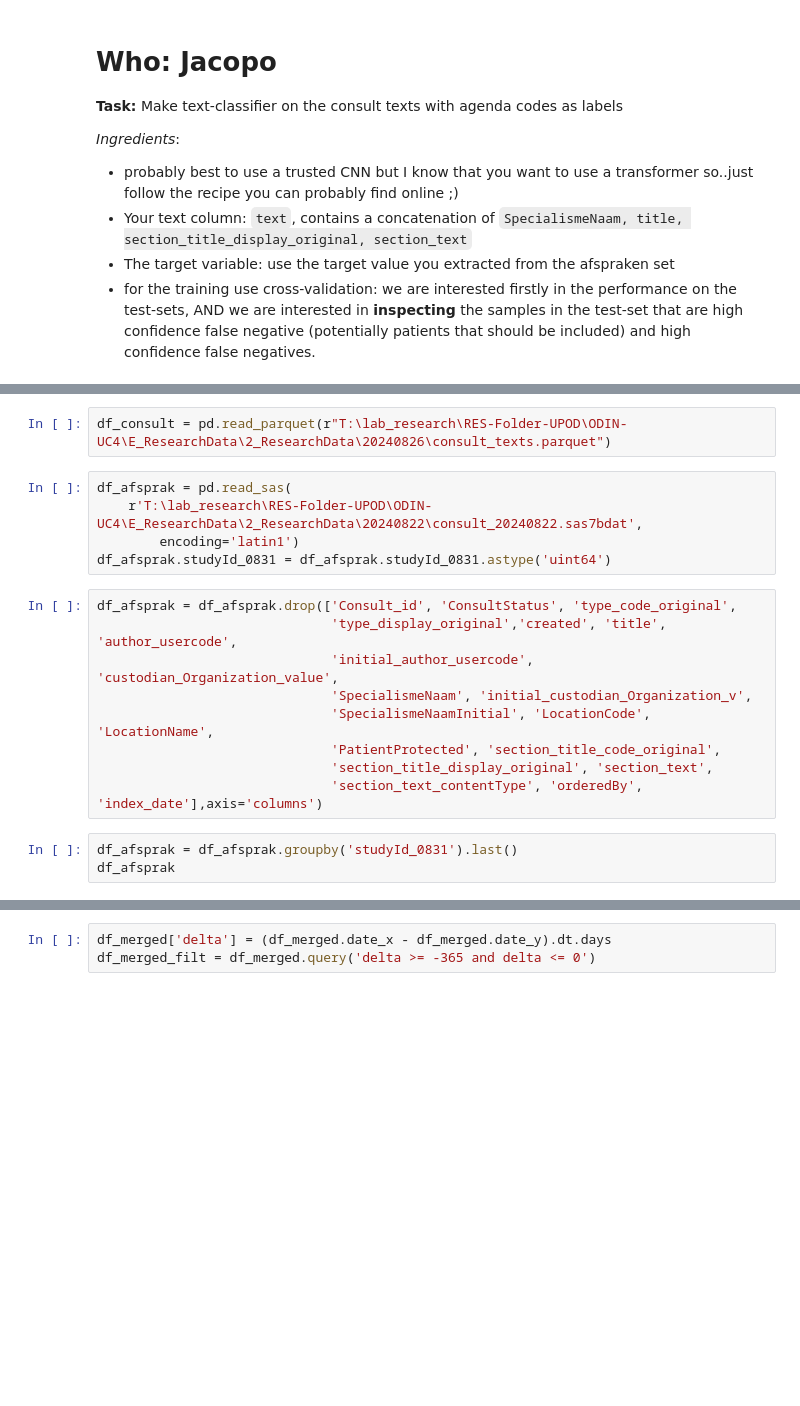
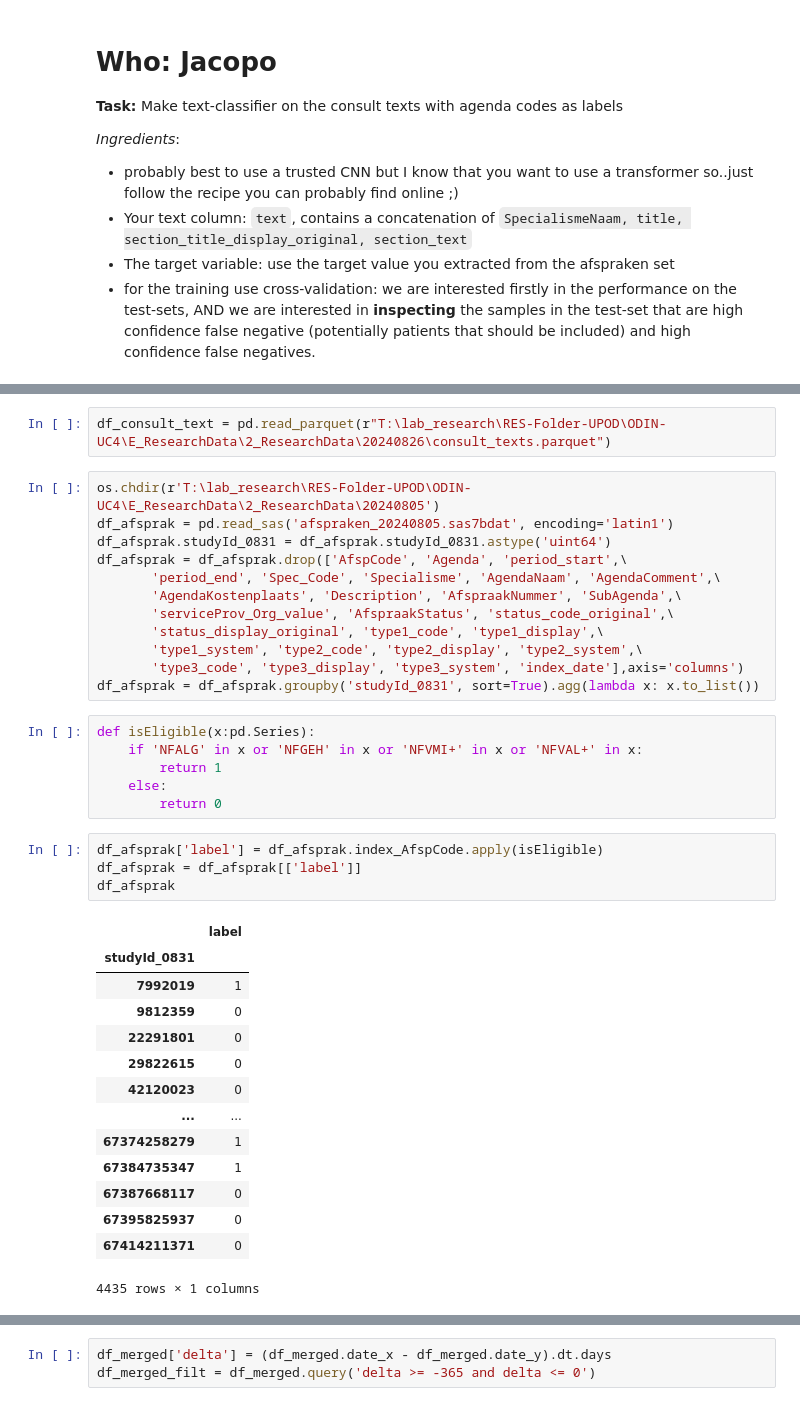
Before and after one commit to UPOD-datascience/ODIN, a Jupyter notebook: sandboxes/07_consults/consults_riskGroup_classifier.ipynb, the cells around one changed output, grey strips where cells are left out. Saved outputs shown, nothing was run; the diff lists cells and outputs as text; blank space fills up the shorter version.

```diff
--- a/sandboxes/07_consults/consults_riskGroup_classifier.ipynb
+++ b/sandboxes/07_consults/consults_riskGroup_classifier.ipynb
@@ -17,19 +20,39 @@ import matplotlib.pyplot as plt
 # %%
-df_consult = pd.read_parquet(r"T:\lab_research\RES-Folder-UPOD\ODIN-UC4\E_ResearchData\2_ResearchData\20240826\consult_texts.parquet")
+df_consult_text = pd.read_parquet(r"T:\lab_research\RES-Folder-UPOD\ODIN-UC4\E_ResearchData\2_ResearchData\20240826\consult_texts.parquet")
 # %%
-df_afsprak = pd.read_sas(
-    r'T:\lab_research\RES-Folder-UPOD\ODIN-UC4\E_ResearchData\2_ResearchData\20240822\consult_20240822.sas7bdat',
-        encoding='latin1')
+os.chdir(r'T:\lab_research\RES-Folder-UPOD\ODIN-UC4\E_ResearchData\2_ResearchData\20240805')
+df_afsprak = pd.read_sas('afspraken_20240805.sas7bdat', encoding='latin1')
 df_afsprak.studyId_0831 = df_afsprak.studyId_0831.astype('uint64')
+df_afsprak = df_afsprak.drop(['AfspCode', 'Agenda', 'period_start',\
+       'period_end', 'Spec_Code', 'Specialisme', 'AgendaNaam', 'AgendaComment',\
+       'AgendaKostenplaats', 'Description', 'AfspraakNummer', 'SubAgenda',\
+       'serviceProv_Org_value', 'AfspraakStatus', 'status_code_original',\
+       'status_display_original', 'type1_code', 'type1_display',\
+       'type1_system', 'type2_code', 'type2_display', 'type2_system',\
+       'type3_code', 'type3_display', 'type3_system', 'index_date'],axis='columns')
+df_afsprak = df_afsprak.groupby('studyId_0831', sort=True).agg(lambda x: x.to_list())
-# %%
-df_afsprak = df_afsprak.drop(['Consult_id', 'ConsultStatus', 'type_code_original',
-                              'type_display_original','created', 'title', 'author_usercode',
-                              'initial_author_usercode', 'custodian_Organization_value',
-                              'SpecialismeNaam', 'initial_custodian_Organization_v',
-                              'SpecialismeNaamInitial', 'LocationCode', 'LocationName',
-                              'PatientProtected', 'section_title_code_original',
-                              'section_title_display_original', 'section_text',
-                              'section_text_contentType', 'orderedBy', 'index_date'],axis='columns')
-# %%
-df_afsprak = df_afsprak.groupby('studyId_0831').last()
-df_afsprak
+# %%
+def isEligible(x:pd.Series):
+    if 'NFALG' in x or 'NFGEH' in x or 'NFVMI+' in x or 'NFVAL+' in x:
+        return 1
+    else:
+        return 0
+# %%
+df_afsprak['label'] = df_afsprak.index_AfspCode.apply(isEligible)
+df_afsprak = df_afsprak[['label']]
+df_afsprak
+# %% [output]
+|  | label |
+| studyId_0831 |  |
+| 7992019 | 1 |
+| 9812359 | 0 |
+| 22291801 | 0 |
+| 29822615 | 0 |
+| 42120023 | 0 |
+| ... | ... |
+| 67374258279 | 1 |
+| 67384735347 | 1 |
+| 67387668117 | 0 |
+| 67395825937 | 0 |
+| 67414211371 | 0 |
+4435 rows × 1 columns
```
Also changed, not shown: parts of 27 cells of this notebook, 3 other files.
